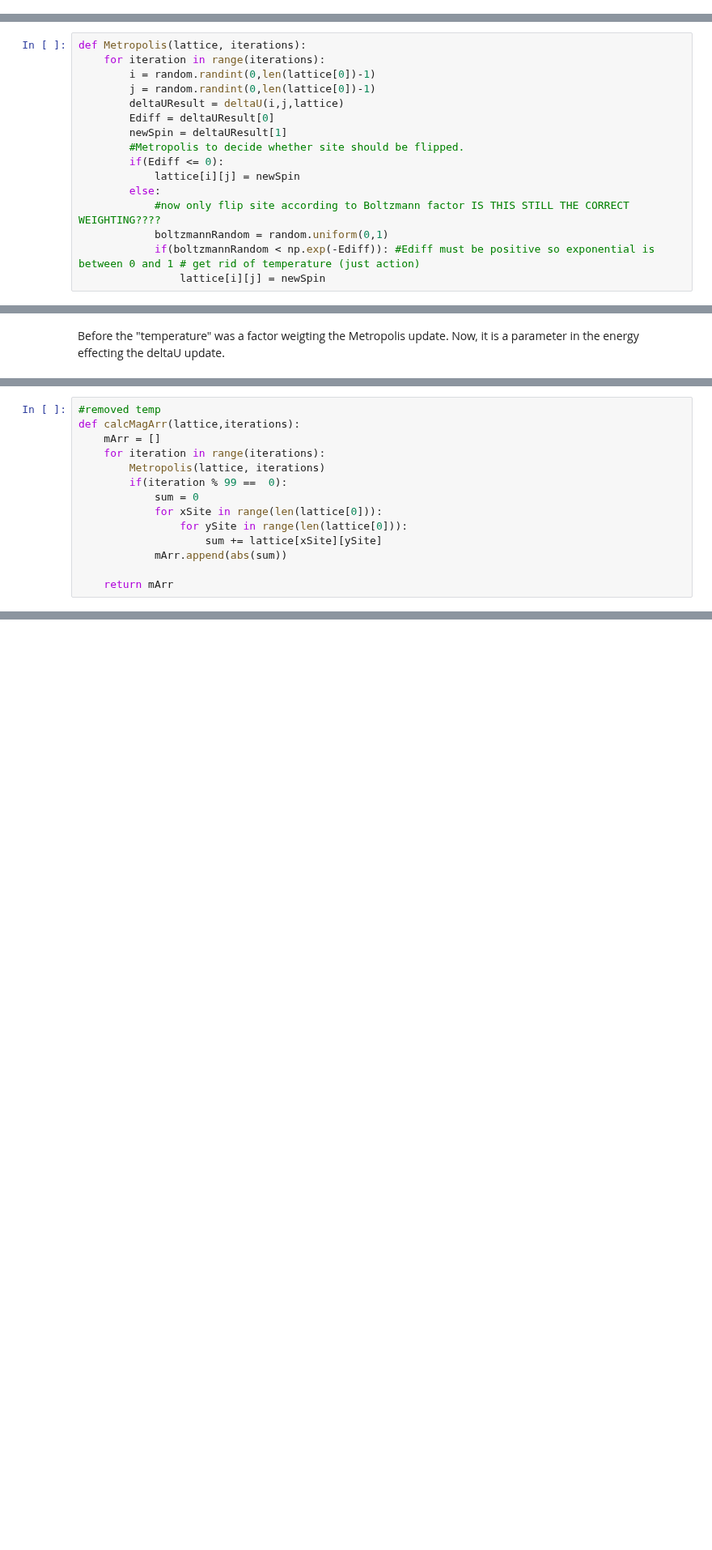
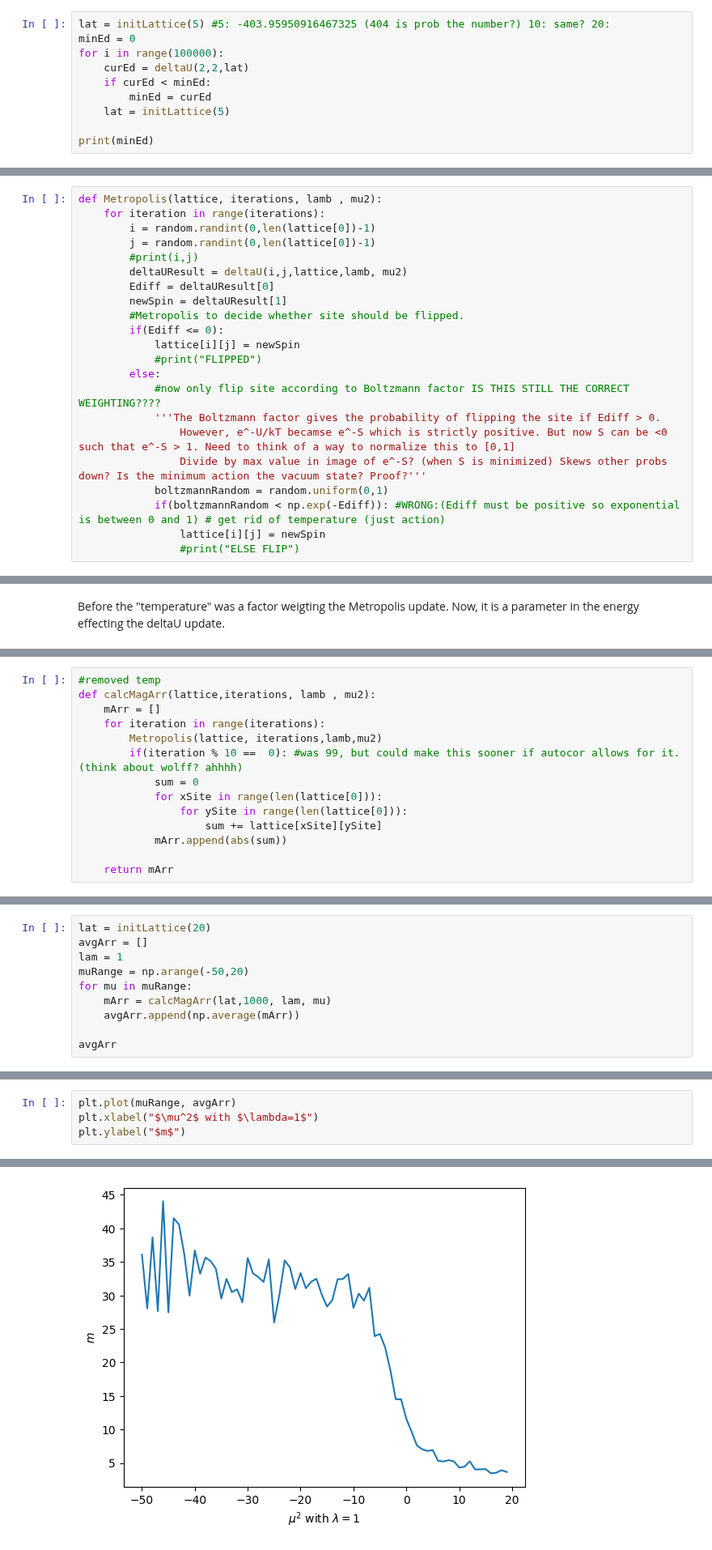
Before and after one commit to noahchanoah/thesis, a Jupyter notebook: FirstPhiFour.ipynb, the cells around one changed output, grey strips where cells are left out. Shown at 81% size. Drawn from its saved outputs; the diff is of its cells as text; blank space fills up the shorter version.

```diff
--- a/FirstPhiFour.ipynb
+++ b/FirstPhiFour.ipynb
@@ -96,2 +165,12 @@ def deltaU(i: int, j: int, lattice: list) -> tuple[float,float]:
 # %%
 #net zero is symmetric phase
+# %%
+lat = initLattice(5) #5: -403.95950916467325 (404 is prob the number?) 10: same? 20:
+minEd = 0
+for i in range(100000):
+    curEd = deltaU(2,2,lat)
+    if curEd < minEd:
+        minEd = curEd
+    lat = initLattice(5)
+
+print(minEd)
@@ -109,16 +219,22 @@ deltaU(2,2,lat)
 # %%
-def Metropolis(lattice, iterations):
+def Metropolis(lattice, iterations, lamb , mu2):
     for iteration in range(iterations):
         i = random.randint(0,len(lattice[0])-1)
         j = random.randint(0,len(lattice[0])-1)
-        deltaUResult = deltaU(i,j,lattice)
+        #print(i,j)
+        deltaUResult = deltaU(i,j,lattice,lamb, mu2)
         Ediff = deltaUResult[0]
         newSpin = deltaUResult[1]
         #Metropolis to decide whether site should be flipped.
         if(Ediff <= 0):
             lattice[i][j] = newSpin
+            #print("FLIPPED")
         else:
             #now only flip site according to Boltzmann factor IS THIS STILL THE CORRECT WEIGHTING????
+            '''The Boltzmann factor gives the probability of flipping the site if Ediff > 0.
+                However, e^-U/kT becamse e^-S which is strictly positive. But now S can be <0 such that e^-S > 1. Need to think of a way to normalize this to [0,1]
+                Divide by max value in image of e^-S? (when S is minimized) Skews other probs down? Is the minimum action the vacuum state? Proof?'''
             boltzmannRandom = random.uniform(0,1)
-            if(boltzmannRandom < np.exp(-Ediff)): #Ediff must be positive so exponential is between 0 and 1 # get rid of temperature (just action)
+            if(boltzmannRandom < np.exp(-Ediff)): #WRONG:(Ediff must be positive so exponential is between 0 and 1) # get rid of temperature (just action)
                 lattice[i][j] = newSpin
+                #print("ELSE FLIP")
@@ -162,10 +320,10 @@ It seems like varying lambda is not corresponding to a phase change.
 # %%
 #removed temp
-def calcMagArr(lattice,iterations):
+def calcMagArr(lattice,iterations, lamb , mu2):
     mArr = []
     for iteration in range(iterations):
-        Metropolis(lattice, iterations)
-        if(iteration % 99 ==  0):
+        Metropolis(lattice, iterations,lamb,mu2)
+        if(iteration % 10 ==  0): #was 99, but could make this sooner if autocor allows for it. (think about wolff? ahhhh)
             sum = 0
             for xSite in range(len(lattice[0])):
                 for ySite in range(len(lattice[0])):
@@ -212,0 +348,10 @@ plt.plot(tempRange, avgArr32)
+# %%
+lat = initLattice(20)
+avgArr = []
+lam = 1
+muRange = np.arange(-50,20)
+for mu in muRange:
+    mArr = calcMagArr(lat,1000, lam, mu)
+    avgArr.append(np.average(mArr))
+
+avgArr
@@ -212,0 +376,5 @@ plt.plot(tempRange, avgArr32)
+# %%
+plt.plot(muRange, avgArr)
+plt.xlabel("$\mu^2$ with $\lambda=1$")
+plt.ylabel("$m$")
+# %% [output]
@@ -212,0 +382 @@ plt.plot(tempRange, avgArr32)
+[figure, added]
```
Also changed, not shown: parts of 25 cells of this notebook.
